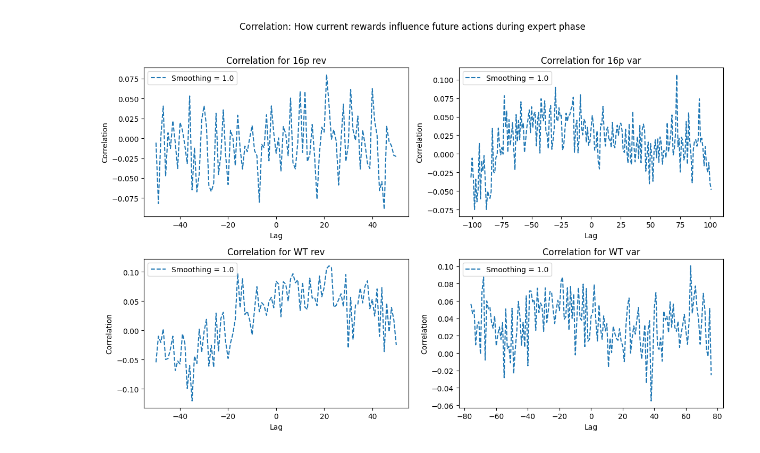
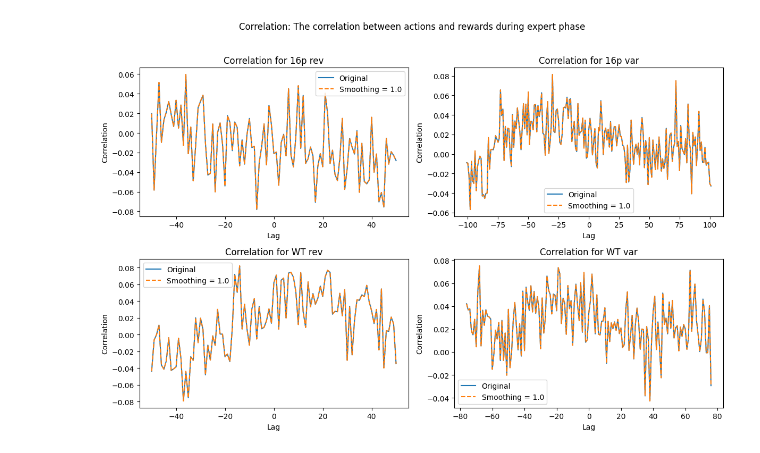
Before and after one commit to sabdi077/Max._Likelihood_-_Transient_Q_ij, a Jupyter notebook: SR:A_AR:S_R:AS_ANALYSIS.ipynb, the cells around one changed output. Drawn from its saved outputs; the diff is of its cells as text; code cells hidden in the pictures.

```diff
--- a/SR:A_AR:S_R:AS_ANALYSIS.ipynb
+++ b/SR:A_AR:S_R:AS_ANALYSIS.ipynb
@@ -70,35 +70,25 @@ def SAR_Generator(mouse_type_links, choice):
 
     return sar_dict
 
-def cross_correlation_manual(x, y, lag_var, mx_lag):
+def cross_correlation_manual(x, y, mx_lag):
     mean_x = np.mean(x)
     mean_y = np.mean(y)
     c_lag = []
 
     for lag in range(-mx_lag, mx_lag + 1):
-        c = 0
-        if lag_var == 'x':
-            if lag < 0:
-                segment_x = x[:len(x) + lag]
-                segment_y = y[-lag:]
-            else:
-                segment_x = x[lag:]
-                segment_y = y[:len(x) - lag]
+        if lag < 0:
+            segment_x = x[-lag:]
+            segment_y = y[:len(x) + lag]
         else:
-            if lag < 0:
-                segment_x = x[-lag:]
-                segment_y = y[:len(x) + lag]
-            else:
-                segment_x = x[:len(x) - lag]
-                segment_y = y[lag:]
+            segment_x = x[:len(x) - lag]
+            segment_y = y[lag:]
 
         std_x = np.std(segment_x)
         std_y = np.std(segment_y)
 
         if std_x != 0 and std_y != 0:
-            for t in range(len(segment_x)):
-                c += (segment_x[t] - mean_x) * (segment_y[t] - mean_y)
-            c_lag.append(c / (std_x * std_y * (len(segment_x)-abs(lag))))
+            c = np.sum((segment_x - mean_x) * (segment_y - mean_y))
+            c_lag.append(c / (std_x * std_y * len(segment_x)))
         else:
             c_lag.append(0)
 
@@ -213,7 +203,7 @@ def avg_correlate(mouse_type_links, choice):
         R_seq = DIC_R[link]
         A_seq= DIC_A[link]
 
-        cross_corr = cross_correlation_manual(R_seq, A_seq, A_seq, max_lag)
+        cross_corr = cross_correlation_manual(R_seq, A_seq,max_lag)
         total_corr += cross_corr
     lags = list(range(-max_lag, max_lag + 1))
     return total_corr / num_links, lags
@@ -239,41 +229,41 @@ y_WT_var_smoothed = exponential_smoothing(pd.Series(y_WT_var), alpha).values
 plt.figure(figsize=(12, 8))
 
 plt.subplot(2, 2, 1)
-#plt.plot(x_16p_rev, y_16p_rev, label='Original')
+plt.plot(x_16p_rev, y_16p_rev, label='Original')
 plt.plot(x_16p_rev, y_16p_rev_smoothed, label=f'Smoothing = {alpha}', linestyle='--')
 plt.title('Correlation for 16p rev')
 plt.xlabel('Lag')
 plt.ylabel('Correlation')
 plt.legend()
 
 plt.subplot(2, 2, 2)
-#plt.plot(x_16p_var, y_16p_var, label='Original')
+plt.plot(x_16p_var, y_16p_var, label='Original')
 plt.plot(x_16p_var, y_16p_var_smoothed, label=f'Smoothing = {alpha}', linestyle='--')
 plt.title('Correlation for 16p var')
 plt.xlabel('Lag')
 plt.ylabel('Correlation')
 plt.legend()
 
 plt.subplot(2, 2, 3)
-#plt.plot(x_WT_rev, y_WT_rev, label='Original')
+plt.plot(x_WT_rev, y_WT_rev, label='Original')
 plt.plot(x_WT_rev, y_WT_rev_smoothed, label=f'Smoothing = {alpha}', linestyle='--')
 plt.title('Correlation for WT rev')
 plt.xlabel('Lag')
 plt.ylabel('Correlation')
 plt.legend()
 
 plt.subplot(2, 2, 4)
-#plt.plot(x_WT_var, y_WT_var, label='Original')
+plt.plot(x_WT_var, y_WT_var, label='Original')
 plt.plot(x_WT_var, y_WT_var_smoothed, label=f'Smoothing = {alpha}', linestyle='--')
 plt.title('Correlation for WT var')
 plt.xlabel('Lag')
 plt.ylabel('Correlation')
 plt.legend()
 
 # Add a single title for all plots
-plt.suptitle('Correlation: How current rewards influence future actions during expert phase')
+plt.suptitle('Correlation: The correlation between actions and rewards during expert phase')
 
 plt.tight_layout(rect=[0, 0, 1, 0.96])
 plt.show()
 # %% [output]
-[figure, old version]
+[figure, new version]
```
Also changed, not shown: parts of 8 cells of this notebook.
